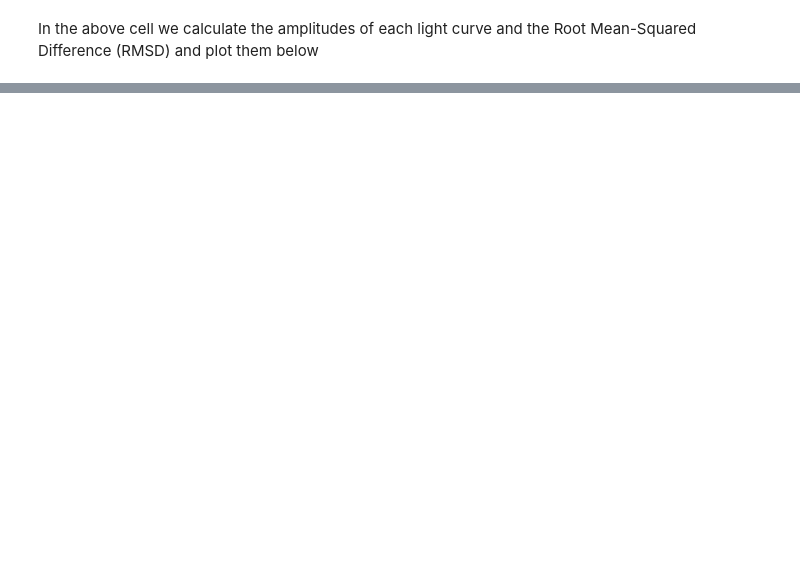
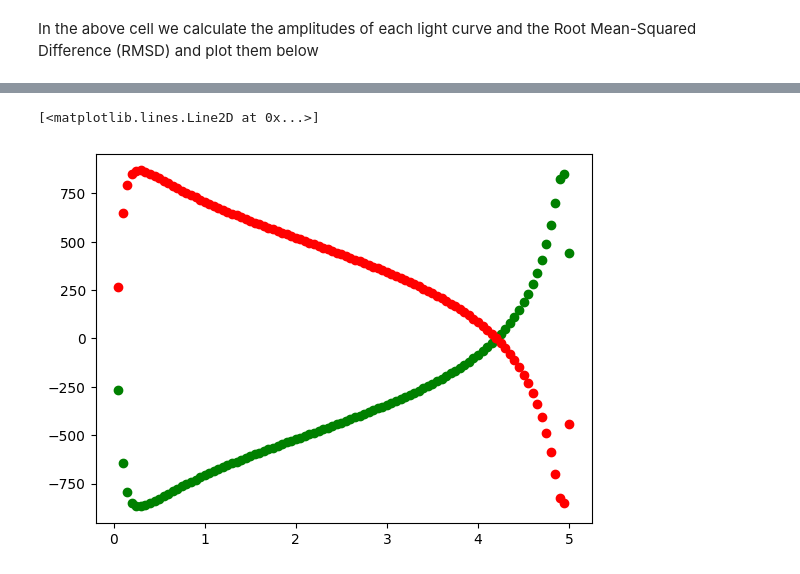
Before and after one commit to kpenev/TESS_EB_Bayesian, a Jupyter notebook: eBEER_testing/PHOEBEUnitTesting.ipynb, the cells around one changed output, grey strips where cells are left out. Saved outputs shown, nothing was run; the diff lists cells and outputs as text; code cells hidden in the pictures; blank space fills up the shorter version.

```diff
--- a/eBEER_testing/PHOEBEUnitTesting.ipynb
+++ b/eBEER_testing/PHOEBEUnitTesting.ipynb
@@ -220,0 +309,7 @@ plt.legend()
+# %%
+primary_beaming, secondary_beaming = get_ebeer_lc(b_, times, 1, 1, 0, 0, 'split', True)
+plt.plot(phase, primary_beaming, 'og')
+plt.plot(phase, secondary_beaming, 'or')
+# %% [output]
+[<matplotlib.lines.Line2D at 0x...>]
+[figure, added]
```
Also changed, not shown: parts of 5 cells of this notebook, 17 other files.
